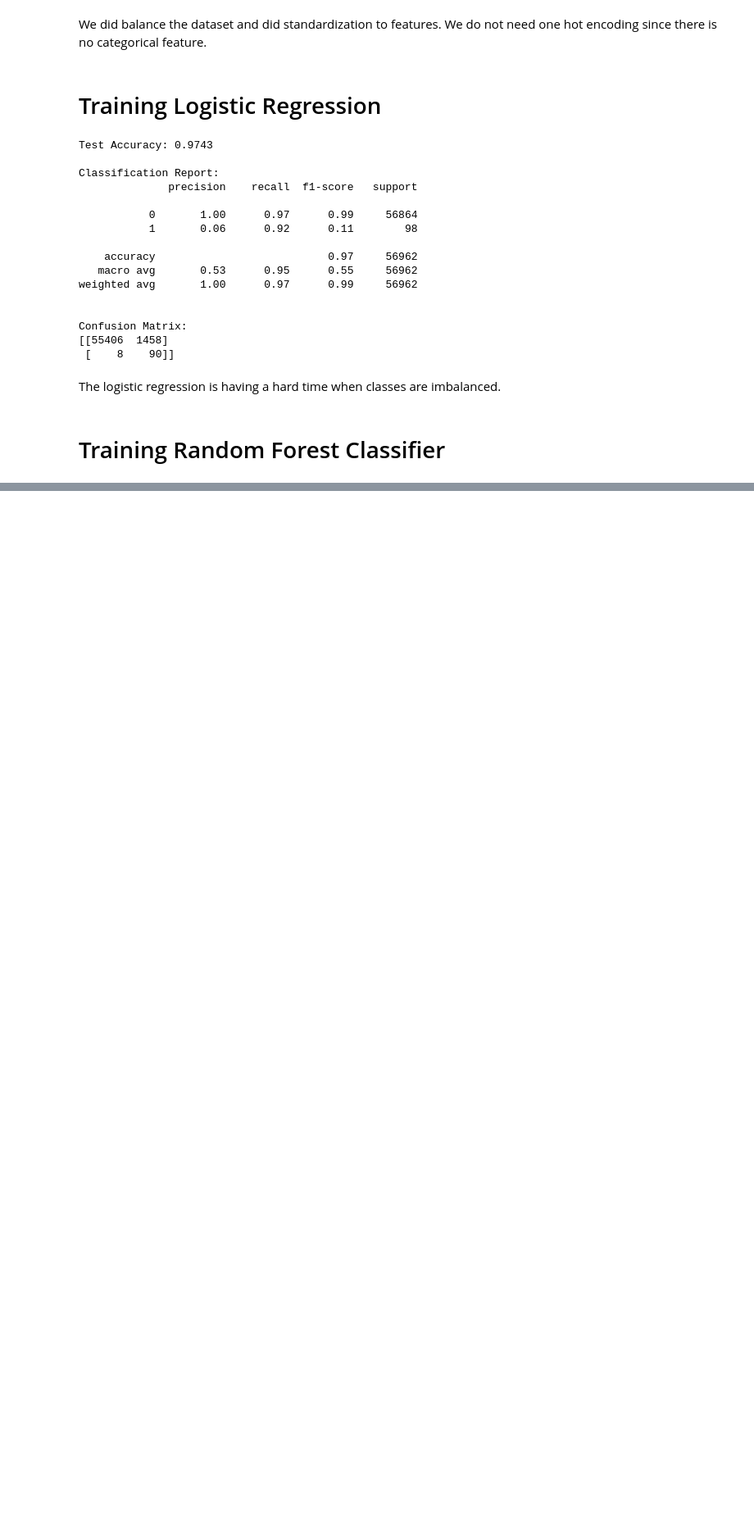
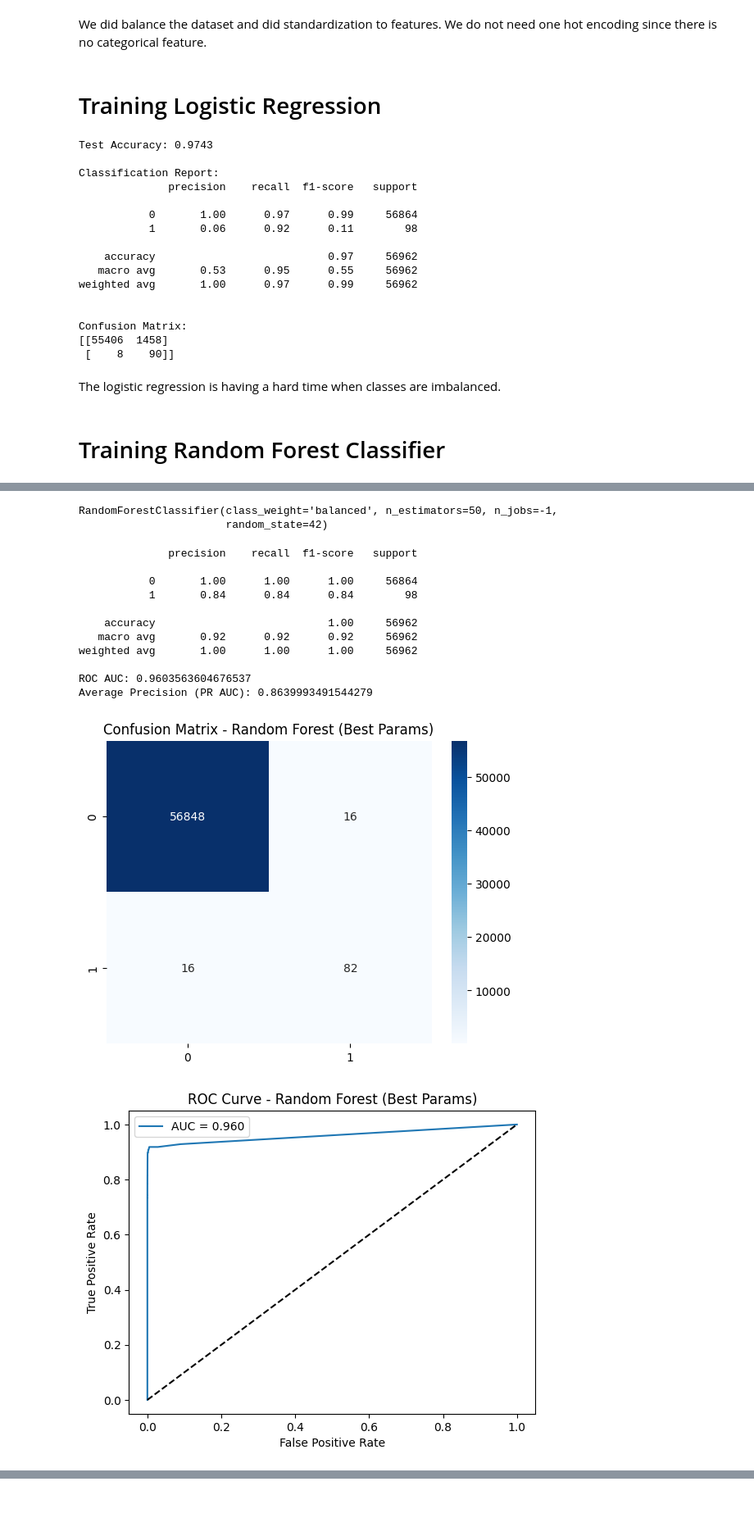
Before and after one commit to silaSaraoglu/creditcard-fraud-classification, a Jupyter notebook: credit_card_fraud_classification.ipynb, the cells around one changed output, grey strips where cells are left out. Shown at 82% size. Drawn from its saved outputs; the diff is of its cells as text; code cells hidden in the pictures; blank space fills up the shorter version.

Commit message:
added randomized and grid search for hyperparameter tuning

```diff
--- a/credit_card_fraud_classification.ipynb
+++ b/credit_card_fraud_classification.ipynb
@@ -284,0 +326,62 @@ weighted avg       1.00      1.00      1.00     56962
+# %%
+# Get best parameters
+best_params = random_search.best_params_
+
+# Train model with best parameters
+rf_best = RandomForestClassifier(
+    n_estimators=best_params['n_estimators'],
+    max_depth=best_params['max_depth'],
+    min_samples_split=best_params['min_samples_split'],
+    max_features=best_params['max_features'],
+    class_weight='balanced',
+    n_jobs=-1,
+    random_state=42
+)
+
+rf_best.fit(X_train, y_train)
+# %% [output]
+RandomForestClassifier(class_weight='balanced', n_estimators=50, n_jobs=-1,
+                       random_state=42)
+# %%
+y_pred = rf_best.predict(X_test)
+y_prob = rf_best.predict_proba(X_test)[:, 1]
+
+print(classification_report(y_test, y_pred))
+print("ROC AUC:", roc_auc_score(y_test, y_prob))
+print("Average Precision (PR AUC):", average_precision_score(y_test, y_prob))
+
+cm = confusion_matrix(y_test, y_pred)
+sns.heatmap(cm, annot=True, fmt='d', cmap='Blues')
+plt.title("Confusion Matrix - Random Forest (Best Params)")
+plt.show()
+
+fpr, tpr, _ = roc_curve(y_test, y_prob)
+plt.plot(fpr, tpr, label=f"AUC = {roc_auc_score(y_test, y_prob):.3f}")
+plt.plot([0, 1], [0, 1], 'k--')
+plt.xlabel("False Positive Rate")
+plt.ylabel("True Positive Rate")
+plt.title("ROC Curve - Random Forest (Best Params)")
+plt.legend()
+plt.show()
+
+prec, rec, _ = precision_recall_curve(y_test, y_prob)
+plt.plot(rec, prec, label=f"PR AUC = {average_precision_score(y_test, y_prob):.3f}")
+plt.xlabel("Recall")
+plt.ylabel("Precision")
+plt.title("Precision-Recall Curve - Random Forest (Best Params)")
+plt.legend()
+plt.show()
+# %% [output]
+              precision    recall  f1-score   support
+
+           0       1.00      1.00      1.00     56864
+           1       0.84      0.84      0.84        98
+
+    accuracy                           1.00     56962
+   macro avg       0.92      0.92      0.92     56962
+weighted avg       1.00      1.00      1.00     56962
+
+ROC AUC: 0.9603563604676537
+Average Precision (PR AUC): 0.8639993491544279
+[figure, added]
+[figure, added]
```
Also changed, not shown: parts of 14 cells of this notebook.
